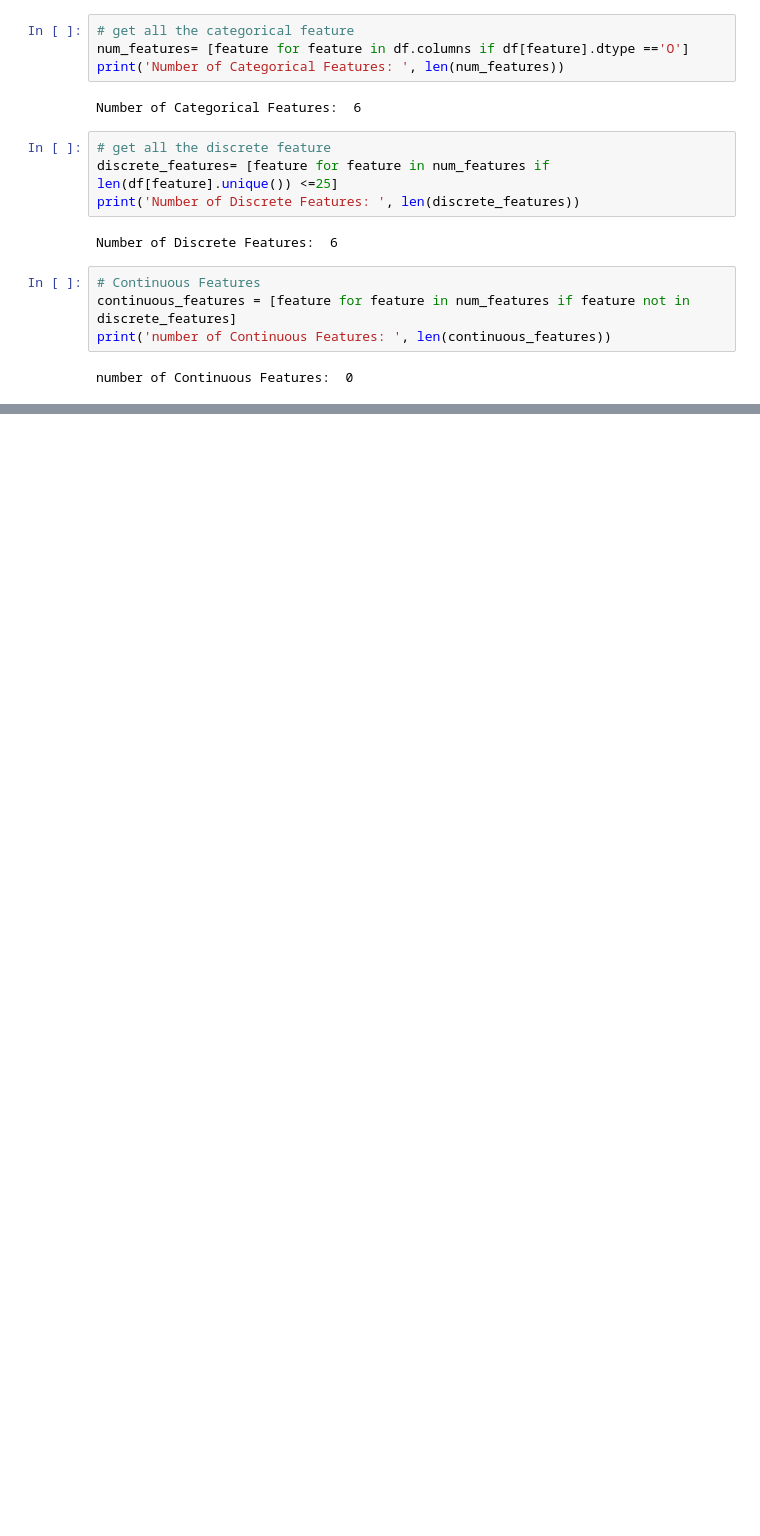
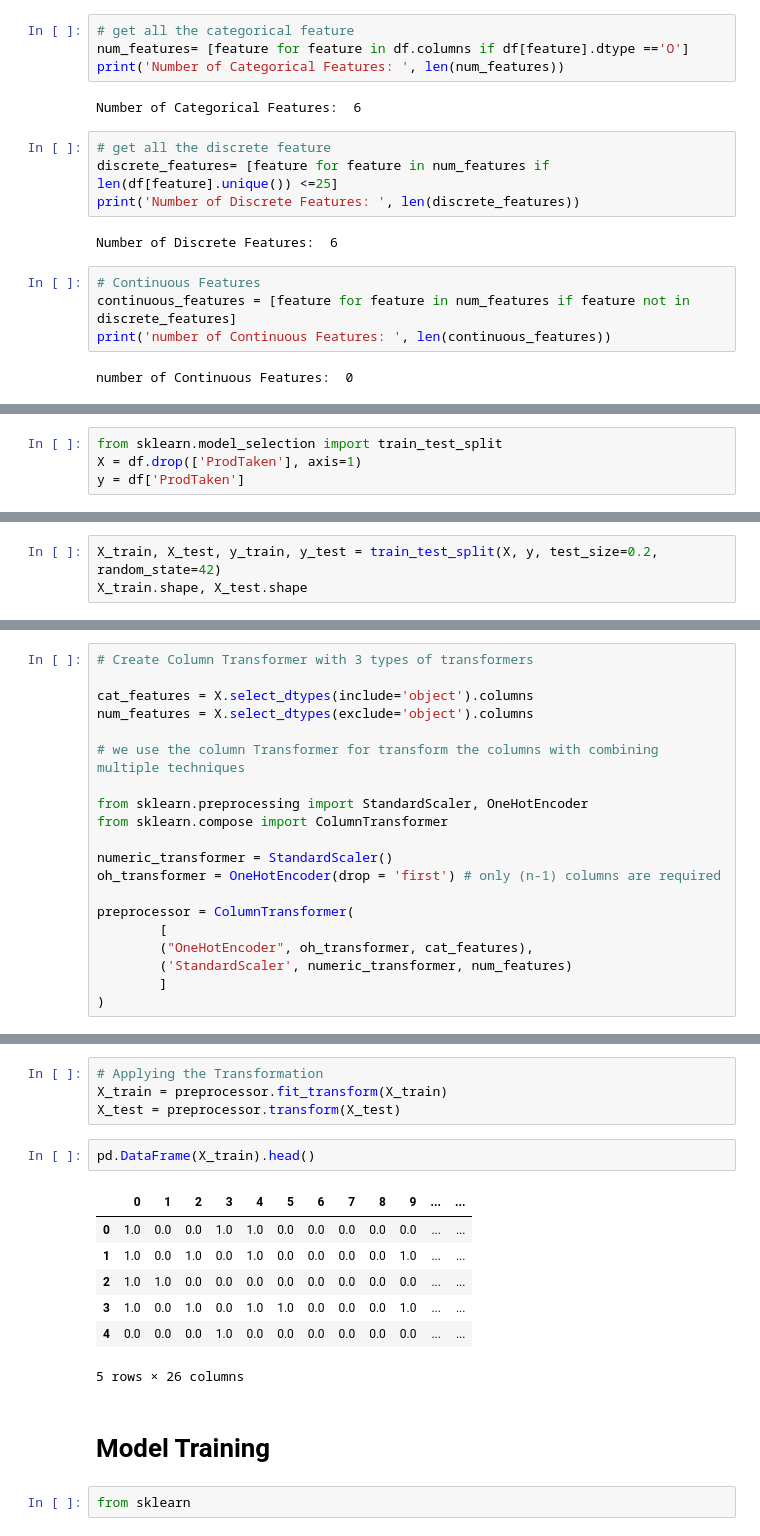
Before and after one commit to udityamerit/Complete-Machine-Learning-For-Beginners, a Jupyter notebook: 16-Random Forest In Machine Learning/16.1-Random_Forest_Classification.ipynb, the cells around one changed output, grey strips where cells are left out. Cells and saved outputs as stored; diff of their text form; blank space fills up the shorter version.

Commit message:
competed all the feature engineering on the data

```diff
--- a/16-Random Forest In Machine Learning/16.1-Random_Forest_Classification.ipynb
+++ b/16-Random Forest In Machine Learning/16.1-Random_Forest_Classification.ipynb
@@ -190,0 +193,4 @@ number of Continuous Features:  0
+# %%
+from sklearn.model_selection import train_test_split
+X = df.drop(['ProdTaken'], axis=1)
+y = df['ProdTaken']
@@ -190,0 +204,3 @@ number of Continuous Features:  0
+# %%
+X_train, X_test, y_train, y_test = train_test_split(X, y, test_size=0.2, random_state=42)
+X_train.shape, X_test.shape
@@ -190,0 +209,20 @@ number of Continuous Features:  0
+# %%
+# Create Column Transformer with 3 types of transformers
+
+cat_features = X.select_dtypes(include='object').columns
+num_features = X.select_dtypes(exclude='object').columns
+
+# we use the column Transformer for transform the columns with combining multiple techniques
+
+from sklearn.preprocessing import StandardScaler, OneHotEncoder
+from sklearn.compose import ColumnTransformer
+
+numeric_transformer = StandardScaler()
+oh_transformer = OneHotEncoder(drop = 'first') # only (n-1) columns are required
+
+preprocessor = ColumnTransformer(
+        [
+        ("OneHotEncoder", oh_transformer, cat_features),
+        ('StandardScaler', numeric_transformer, num_features)
+        ]
+)
@@ -190,0 +241,18 @@ number of Continuous Features:  0
+# %%
+# Applying the Transformation
+X_train = preprocessor.fit_transform(X_train)
+X_test = preprocessor.transform(X_test)
+# %%
+pd.DataFrame(X_train).head()
+# %% [output]
+|  | 0 | 1 | 2 | 3 | 4 | 5 | 6 | 7 | 8 | 9 | ... | ... |
+| 0 | 1.0 | 0.0 | 0.0 | 1.0 | 1.0 | 0.0 | 0.0 | 0.0 | 0.0 | 0.0 | ... | ... |
+| 1 | 1.0 | 0.0 | 1.0 | 0.0 | 1.0 | 0.0 | 0.0 | 0.0 | 0.0 | 1.0 | ... | ... |
+| 2 | 1.0 | 1.0 | 0.0 | 0.0 | 0.0 | 0.0 | 0.0 | 0.0 | 0.0 | 0.0 | ... | ... |
+| 3 | 1.0 | 0.0 | 1.0 | 0.0 | 1.0 | 1.0 | 0.0 | 0.0 | 0.0 | 1.0 | ... | ... |
+| 4 | 0.0 | 0.0 | 0.0 | 1.0 | 0.0 | 0.0 | 0.0 | 0.0 | 0.0 | 0.0 | ... | ... |
+5 rows × 26 columns
+# %% [markdown]
+# Model Training
+# %%
+from sklearn
```
Also changed, not shown: parts of 4 cells of this notebook.
